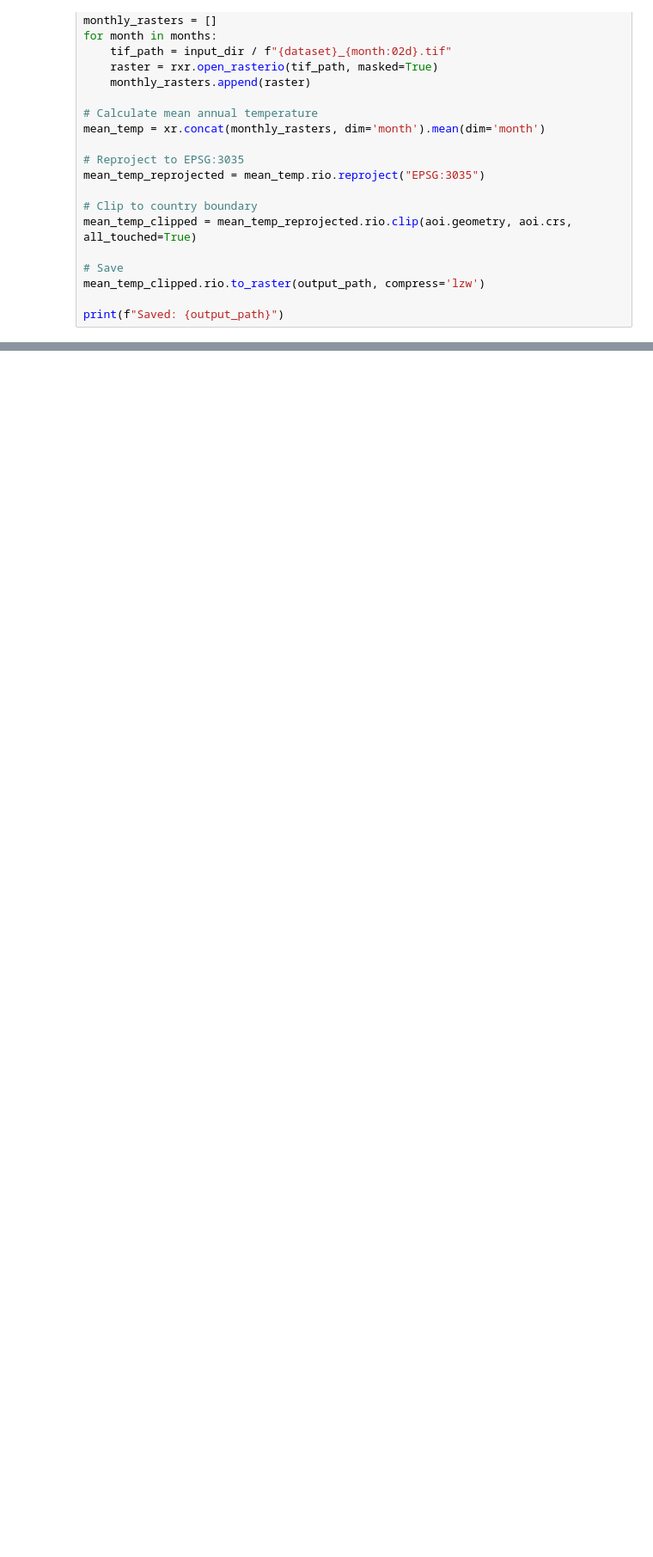
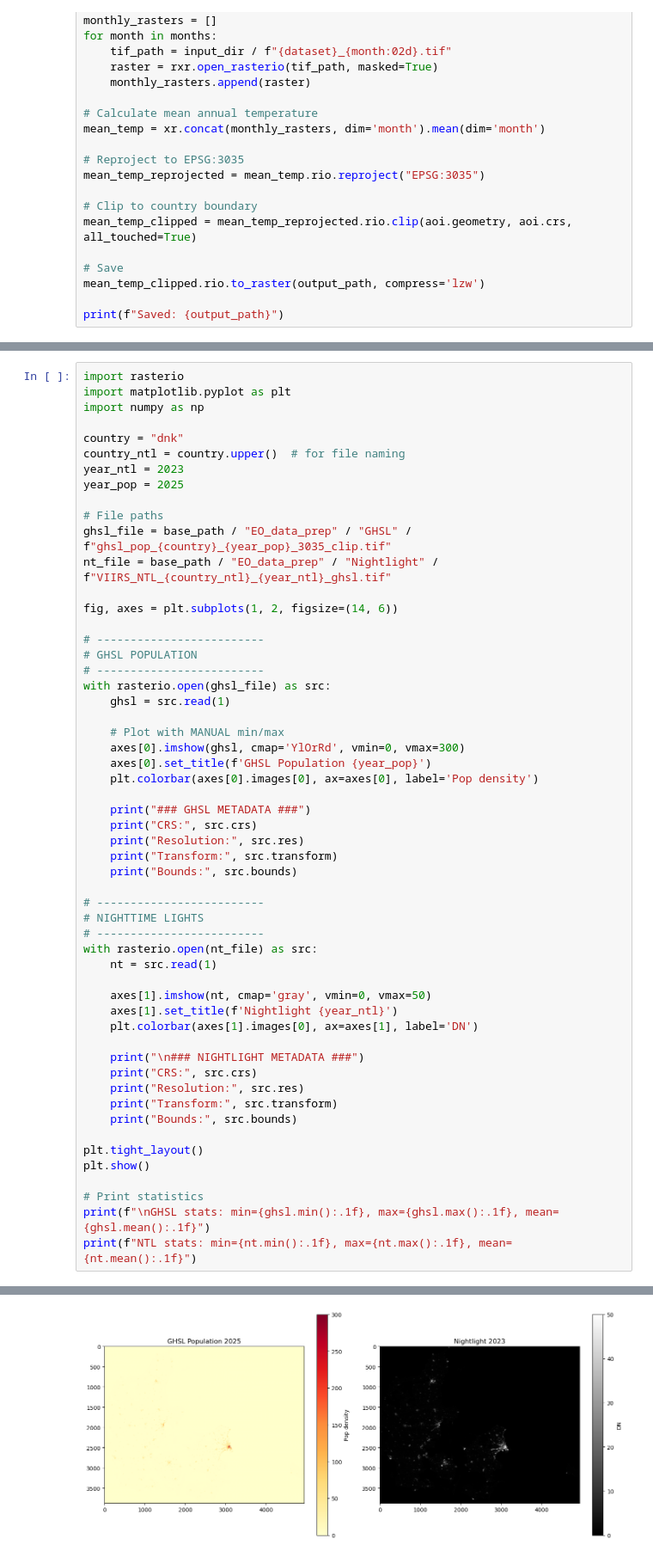
Before and after one commit to Assimila/LEON-P5, a Jupyter notebook: 1_prep_raw_datasets.ipynb, the cells around one changed output, grey strips where cells are left out. Shown at 86% size. Saved outputs shown, nothing was run; the diff lists cells and outputs as text; blank space fills up the shorter version.

```diff
--- a/1_prep_raw_datasets.ipynb
+++ b/1_prep_raw_datasets.ipynb
@@ -806,0 +1131,56 @@ print(f"Saved: {output_path}")
+# %%
+import rasterio
+import matplotlib.pyplot as plt
+import numpy as np
+
+country = "dnk"
+country_ntl = country.upper()  # for file naming
+year_ntl = 2023
+year_pop = 2025
+
+# File paths
+ghsl_file = base_path / "EO_data_prep" / "GHSL" / f"ghsl_pop_{country}_{year_pop}_3035_clip.tif"
+nt_file = base_path / "EO_data_prep" / "Nightlight" / f"VIIRS_NTL_{country_ntl}_{year_ntl}_ghsl.tif"
+
+fig, axes = plt.subplots(1, 2, figsize=(14, 6))
+
+# -------------------------
+# GHSL POPULATION
+# -------------------------
+with rasterio.open(ghsl_file) as src:
+    ghsl = src.read(1)
+
+    # Plot with MANUAL min/max
+    axes[0].imshow(ghsl, cmap='YlOrRd', vmin=0, vmax=300)
+    axes[0].set_title(f'GHSL Population {year_pop}')
+    plt.colorbar(axes[0].images[0], ax=axes[0], label='Pop density')
+
+    print("### GHSL METADATA ###")
+    print("CRS:", src.crs)
+    print("Resolution:", src.res)
+    print("Transform:", src.transform)
+    print("Bounds:", src.bounds)
+
+# -------------------------
+# NIGHTTIME LIGHTS
+# -------------------------
+with rasterio.open(nt_file) as src:
+    nt = src.read(1)
+
+    axes[1].imshow(nt, cmap='gray', vmin=0, vmax=50)
+    axes[1].set_title(f'Nightlight {year_ntl}')
+    plt.colorbar(axes[1].images[0], ax=axes[1], label='DN')
+
+    print("\n### NIGHTLIGHT METADATA ###")
+    print("CRS:", src.crs)
+    print("Resolution:", src.res)
+    print("Transform:", src.transform)
+    print("Bounds:", src.bounds)
+
+plt.tight_layout()
+plt.show()
+
+# Print statistics
+print(f"\nGHSL stats: min={ghsl.min():.1f}, max={ghsl.max():.1f}, mean={ghsl.mean():.1f}")
+print(f"NTL stats: min={nt.min():.1f}, max={nt.max():.1f}, mean={nt.mean():.1f}")
+# %% [output]
@@ -806,0 +1202 @@ print(f"Saved: {output_path}")
+[figure, added]
```
Also changed, not shown: parts of 5 cells of this notebook, 2 other files.
